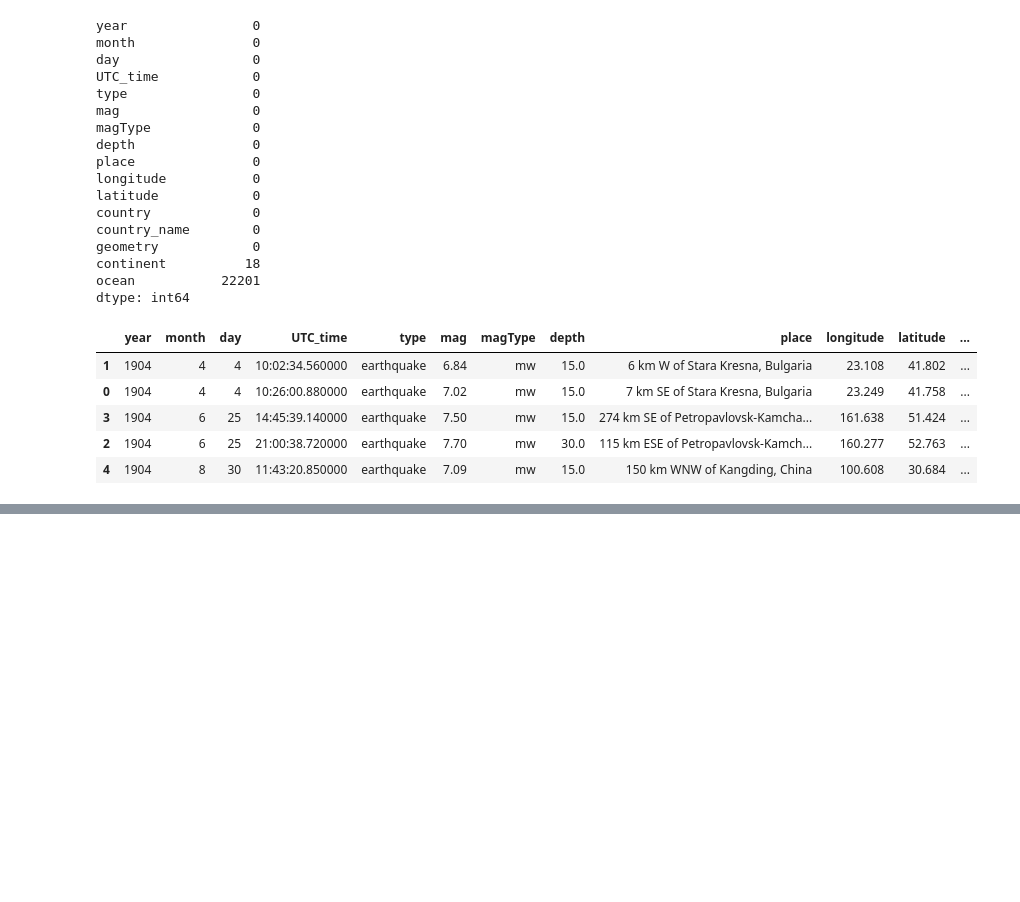
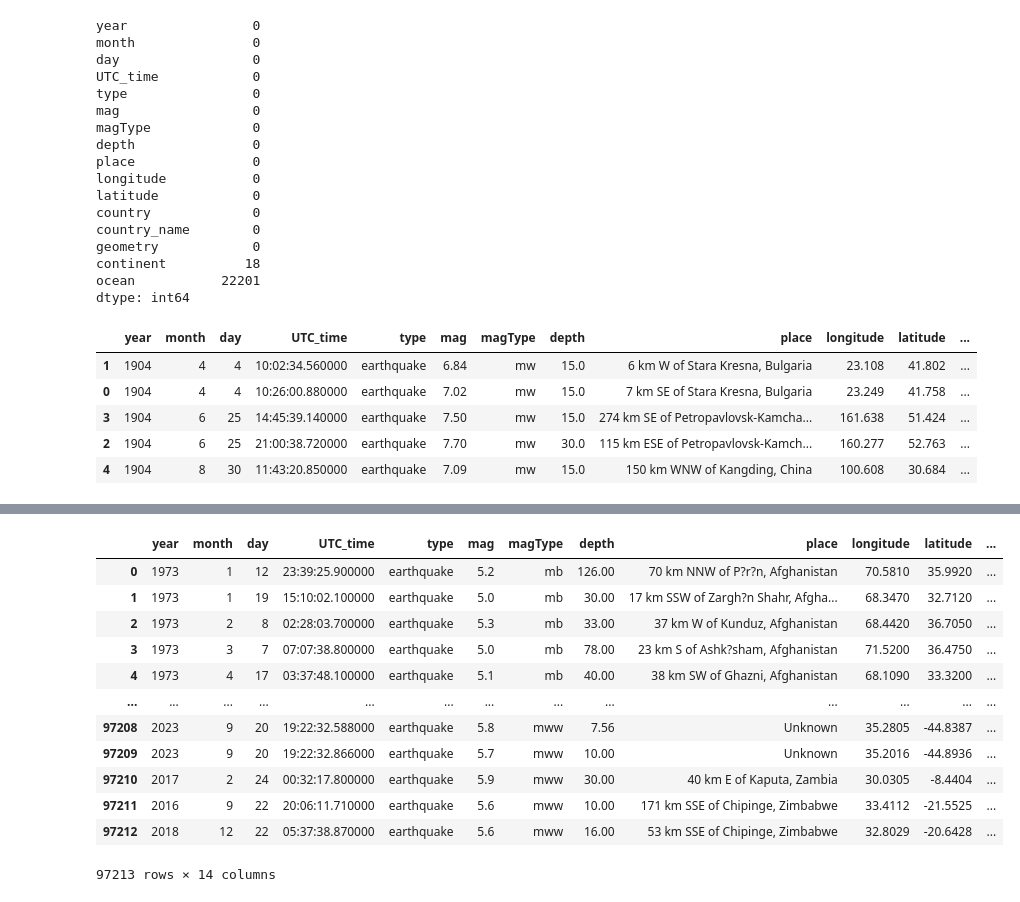
Before and after one commit to jameslaurence82/Project, a Jupyter notebook: earthquake.ipynb, the cells around one changed output, grey strips where cells are left out. Cells and saved outputs as stored; diff of their text form; code cells hidden in the pictures; blank space fills up the shorter version.

```diff
--- a/earthquake.ipynb
+++ b/earthquake.ipynb
@@ -1233,3 +1230,8 @@ region.head()
 | 3 | 1904 | 6 | 25 | 14:45:39.140000 | earthquake | 7.50 | mw | 15.0 | 274 km SE of Petropavlovsk-Kamcha... | 161.638 | 51.424 | ... |
 | 2 | 1904 | 6 | 25 | 21:00:38.720000 | earthquake | 7.70 | mw | 30.0 | 115 km ESE of Petropavlovsk-Kamch... | 160.277 | 52.763 | ... |
 | 4 | 1904 | 8 | 30 | 11:43:20.850000 | earthquake | 7.09 | mw | 15.0 | 150 km WNW of Kangding, China | 100.608 | 30.684 | ... |
+# %%
+# dropping ocean and geometry columns as dataframe contains earthquakes classified with a country and continent
+region.drop(columns=['ocean','geometry'], inplace=True)
+
+region
@@ -1235,0 +1252,22 @@ region.head()
+# %%
+# Create a new DataFrame sorted by 'magType', 'country', 'year', 'month', 'day'
+eq_magtype_ctry_yr_mth_day = region.sort_values(by=['magType', 'country', 'year', 'month', 'day'])
+
+# Display the sorted DataFrame
+eq_magtype_ctry_yr_mth_day = eq_magtype_ctry_yr_mth_day.reset_index(drop=True)
+
+eq_magtype_ctry_yr_mth_day
+# %% [output]
+|  | year | month | day | UTC_time | type | mag | magType | depth | place | longitude | latitude | ... |
+| 0 | 1973 | 1 | 12 | 23:39:25.900000 | earthquake | 5.2 | mb | 126.00 | 70 km NNW of P?r?n, Afghanistan | 70.5810 | 35.9920 | ... |
+| 1 | 1973 | 1 | 19 | 15:10:02.100000 | earthquake | 5.0 | mb | 30.00 | 17 km SSW of Zargh?n Shahr, Afgha... | 68.3470 | 32.7120 | ... |
+| 2 | 1973 | 2 | 8 | 02:28:03.700000 | earthquake | 5.3 | mb | 33.00 | 37 km W of Kunduz, Afghanistan | 68.4420 | 36.7050 | ... |
+| 3 | 1973 | 3 | 7 | 07:07:38.800000 | earthquake | 5.0 | mb | 78.00 | 23 km S of Ashk?sham, Afghanistan | 71.5200 | 36.4750 | ... |
+| 4 | 1973 | 4 | 17 | 03:37:48.100000 | earthquake | 5.1 | mb | 40.00 | 38 km SW of Ghazni, Afghanistan | 68.1090 | 33.3200 | ... |
+| ... | ... | ... | ... | ... | ... | ... | ... | ... | ... | ... | ... | ... |
+| 97208 | 2023 | 9 | 20 | 19:22:32.588000 | earthquake | 5.8 | mww | 7.56 | Unknown | 35.2805 | -44.8387 | ... |
+| 97209 | 2023 | 9 | 20 | 19:22:32.866000 | earthquake | 5.7 | mww | 10.00 | Unknown | 35.2016 | -44.8936 | ... |
+| 97210 | 2017 | 2 | 24 | 00:32:17.800000 | earthquake | 5.9 | mww | 30.00 | 40 km E of Kaputa, Zambia | 30.0305 | -8.4404 | ... |
+| 97211 | 2016 | 9 | 22 | 20:06:11.710000 | earthquake | 5.6 | mww | 10.00 | 171 km SSE of Chipinge, Zimbabwe | 33.4112 | -21.5525 | ... |
+| 97212 | 2018 | 12 | 22 | 05:37:38.870000 | earthquake | 5.6 | mww | 16.00 | 53 km SSE of Chipinge, Zimbabwe | 32.8029 | -20.6428 | ... |
+97213 rows × 14 columns
```
Also changed, not shown: parts of 8 cells of this notebook, 3 other files.
